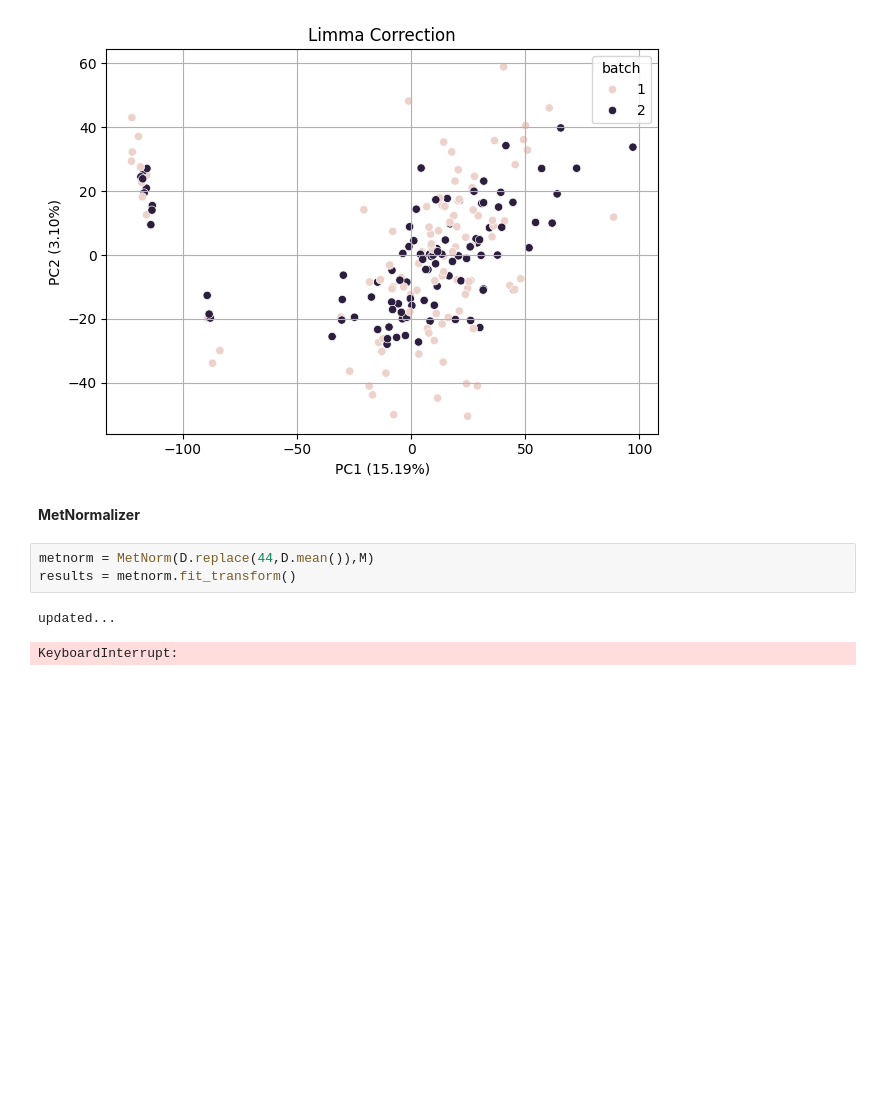
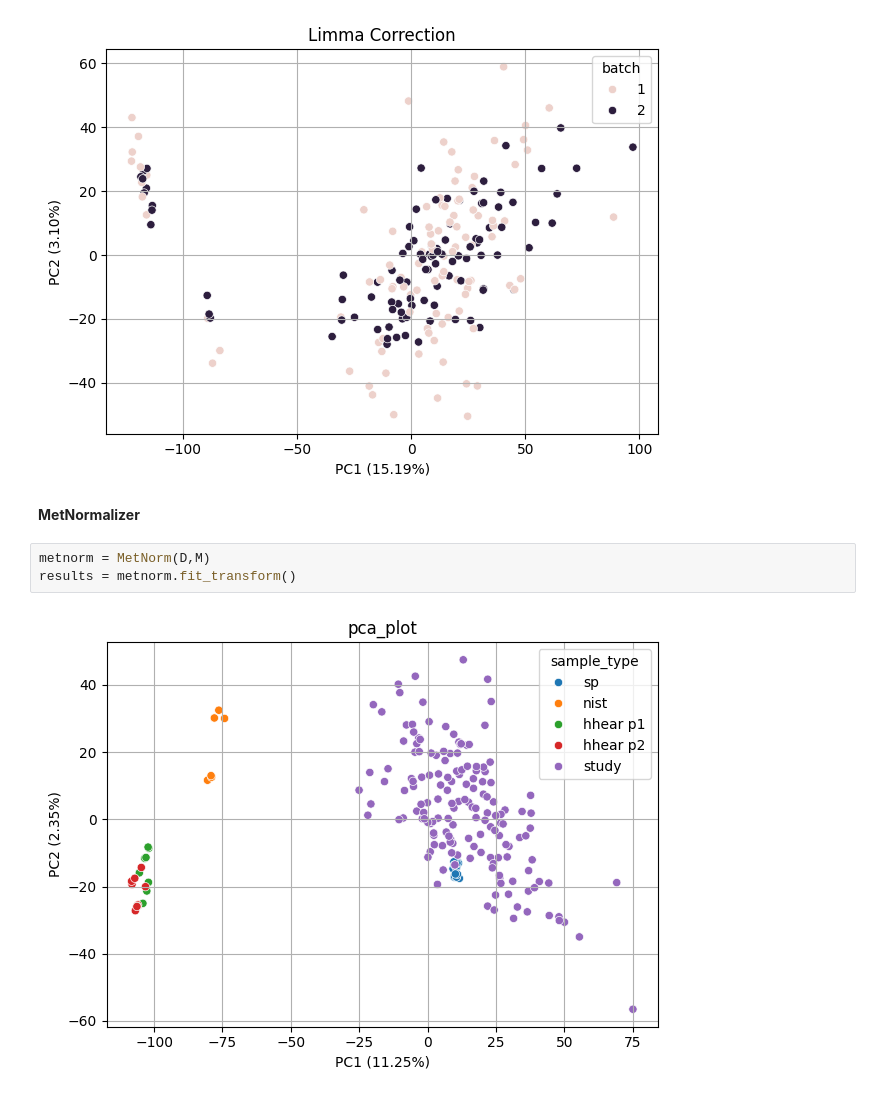
Before and after one commit to JulianAileru/batch-effect-correction-algorithms, a Jupyter notebook: Testing.ipynb, the cells around one changed output. Cells and saved outputs as stored; diff of their text form; blank space fills up the shorter version.

Commit message:
Tested SERRF, Create Separate Branch for MetNorm debug 05.30.25

```diff
--- a/Testing.ipynb
+++ b/Testing.ipynb
@@ -72,8 +72,7 @@ pca_plot(limma,M,title="Limma Correction",hue='batch')
 # %% [markdown]
 **MetNormalizer**
 # %%
-metnorm = MetNorm(D.replace(44,D.mean()),M)
+metnorm = MetNorm(D,M)
 results = metnorm.fit_transform()
 # %% [output]
-updated...
-KeyboardInterrupt:
+[figure, added]
```
Also changed, not shown: parts of 3 cells of this notebook, 4 other files.
